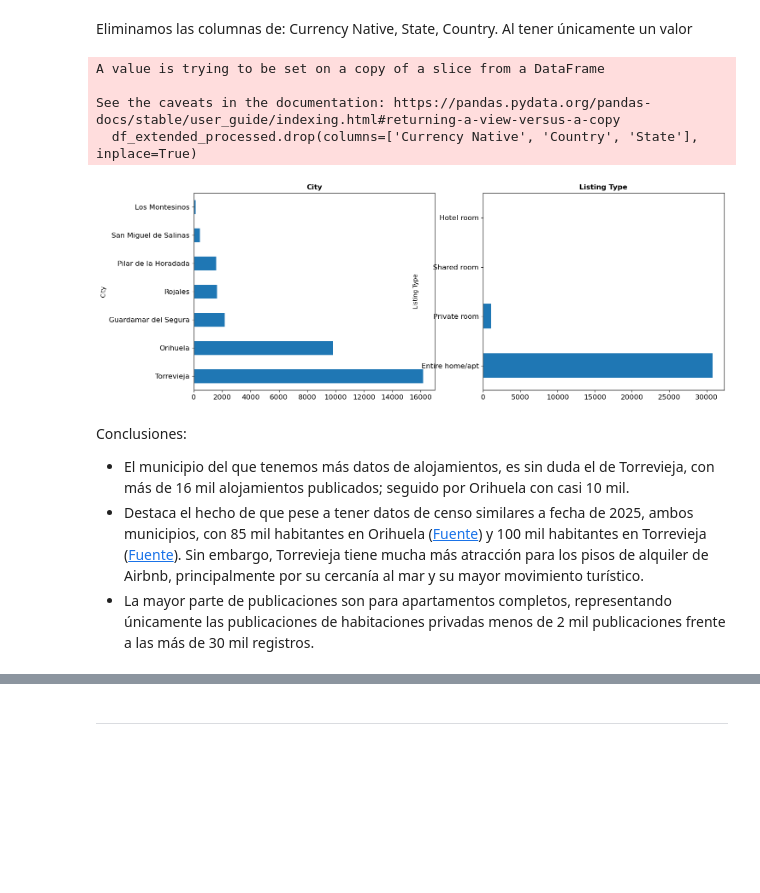
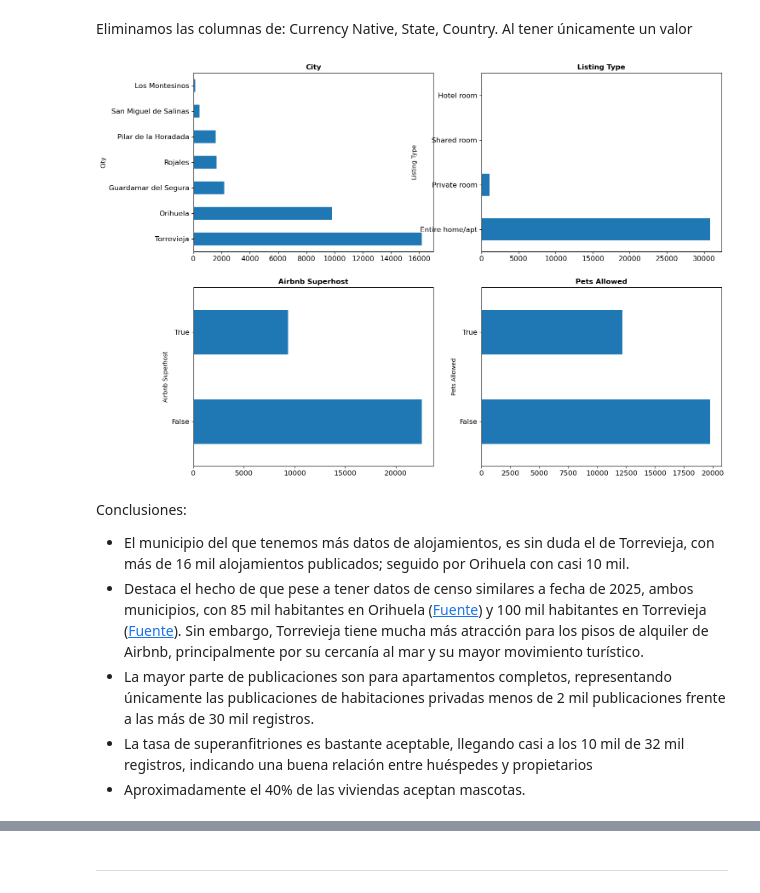
Before and after one commit to fapm4/MDD-Turismo, a Jupyter notebook: eda.ipynb, the cells around one changed output, grey strips where cells are left out. Drawn from its saved outputs; the diff is of its cells as text; code cells hidden in the pictures; blank space fills up the shorter version.

```diff
--- a/eda.ipynb
+++ b/eda.ipynb
@@ -244,6 +264,9 @@ N_Supermercado_2km                        0          0.000000
 Dist_ParadaBus_m                          0          0.000000
 N_ParadaBus_2km                           0          0.000000
 N_Restaurante_2km                         0          0.000000
+# %%
+# Cambiar tipo de booleanos
+df_extended_processed = df_extended_processed.astype({'Airbnb Superhost': 'bool', 'Exact Location': 'bool', 'Pets Allowed': 'bool'})
 # %%
 df_extended_processed.info()
 # %% [output]
@@ -274,17 +297,14 @@ graficos_eda_categoricos(df_extended_processed[['City', 'State', 'Country', 'Lis
 Eliminamos las columnas de: Currency Native, State, Country. Al tener únicamente un valor
 # %%
 df_extended_processed.drop(columns=['Currency Native', 'Country', 'State'], inplace=True)
-# %% [output]
-A value is trying to be set on a copy of a slice from a DataFrame
-
-See the caveats in the documentation: https://pandas.pydata.org/pandas-docs/stable/user_guide/indexing.html#returning-a-view-versus-a-copy
-  df_extended_processed.drop(columns=['Currency Native', 'Country', 'State'], inplace=True)
 # %%
-graficos_eda_categoricos(df_extended_processed[['City', 'Listing Type']])
+graficos_eda_categoricos(df_extended_processed[['City', 'Listing Type', 'Airbnb Superhost', 'Pets Allowed']])
 # %% [output]
-[figure, old version]
+[figure, new version]
 # %% [markdown]
 Conclusiones:
 - El municipio del que tenemos más datos de alojamientos, es sin duda el de Torrevieja, con más de 16 mil alojamientos publicados; seguido por Orihuela con casi 10 mil.
 - Destaca el hecho de que pese a tener datos de censo similares a fecha de 2025, ambos municipios, con 85 mil habitantes en Orihuela ([Fuente](https://www.orihuela.es/el-municipio-de-orihuela-alcanza-los-85-674-habitantes-empadronados/#:~:text=enero%20de%202025-,El%20municipio%20de%20Orihuela%20alcanza%20los%2085.674%20habitantes%20empadronados,9%25%20con%20respecto%20a%202023.)) y 100 mil habitantes en Torrevieja ([Fuente](https://torrevieja.es/es/noticias/2024-02-01-torrevieja-supera-100000-habitantes-empadronados)). Sin embargo, Torrevieja tiene mucha más atracción para los pisos de alquiler de Airbnb, principalmente por su cercanía al mar y su mayor movimiento turístico.
 - La mayor parte de publicaciones son para apartamentos completos, representando únicamente las publicaciones de habitaciones privadas menos de 2 mil publicaciones frente a las más de 30 mil registros.
+- La tasa de superanfitriones es bastante aceptable, llegando casi a los 10 mil de 32 mil registros, indicando una buena relación entre huéspedes y propietarios
+- Aproximadamente el 40% de las viviendas aceptan mascotas.
```
Also changed, not shown: parts of 6 cells of this notebook.
